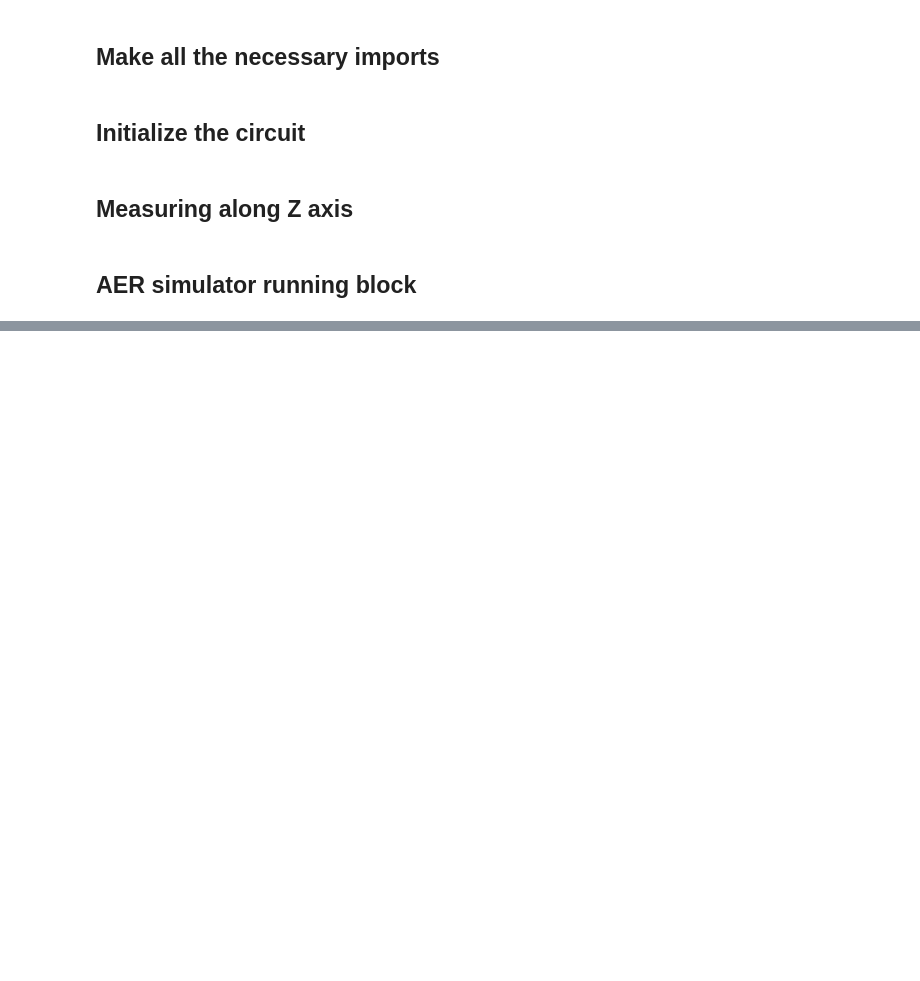
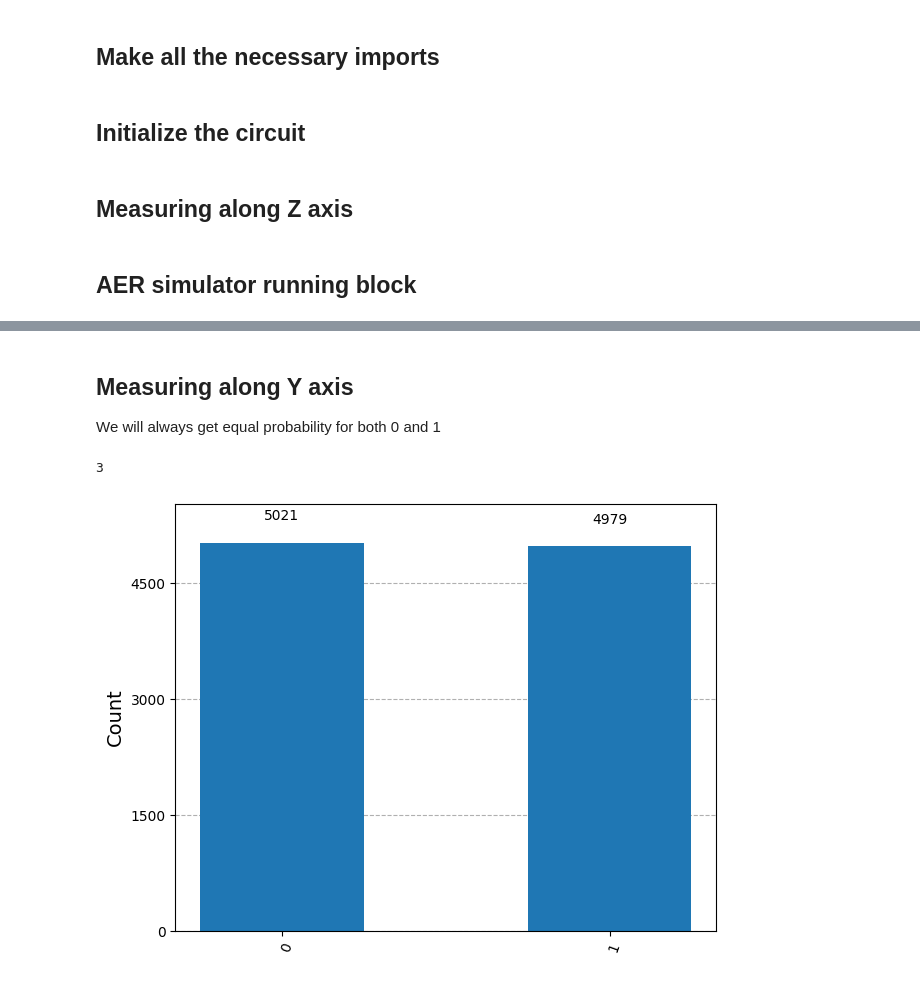
Before and after one commit to Lone-Wolf07/Qubit-Measurment, a Jupyter notebook: Measuring_in_Yaxis.ipynb, the cells around one changed output, grey strips where cells are left out. Drawn from its saved outputs; the diff is of its cells as text; code cells hidden in the pictures; blank space fills up the shorter version.

```diff
--- a/Measuring_in_Yaxis.ipynb
+++ b/Measuring_in_Yaxis.ipynb
@@ -71,0 +72,11 @@ run_and_plot(qc,10000)
+# %% [markdown]
+## Measuring along Y axis
+
+We will always get equal probability for both 0 and 1
+# %%
+qc = qc_intialize_single(random.random())
+y_measurement(qc)
+run_and_plot(qc,10000)
+# %% [output]
+3
+[figure, added]
```
Also changed, not shown: parts of 13 cells of this notebook.
